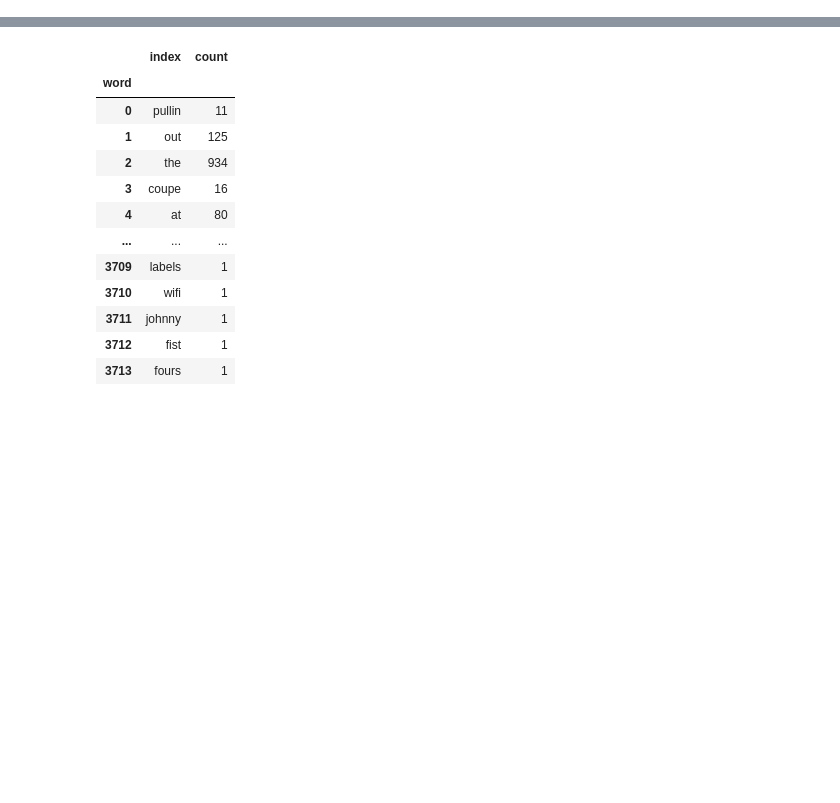
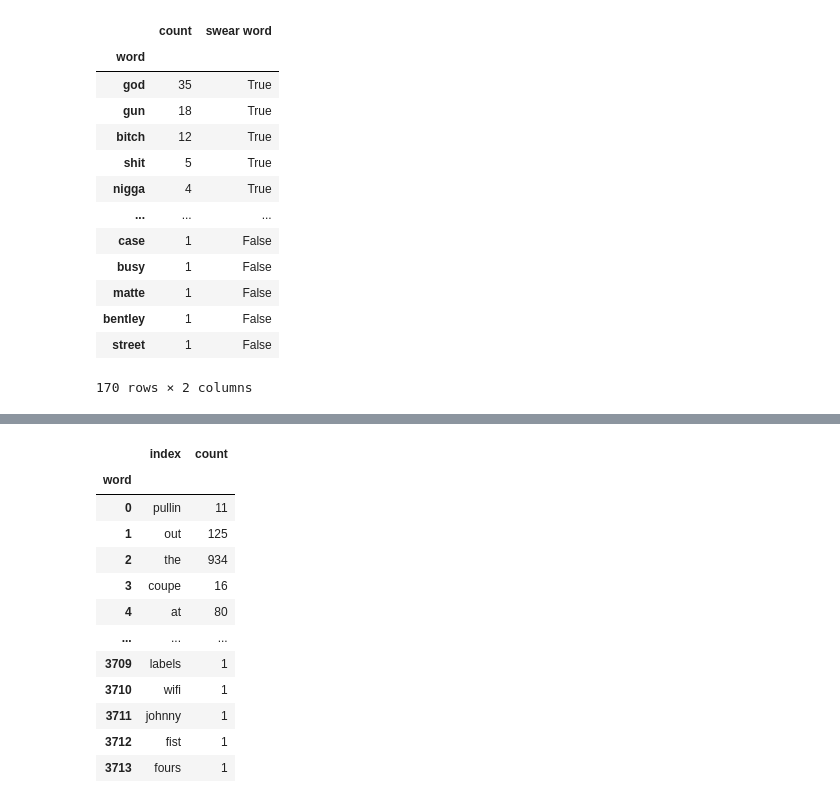
Before and after one commit to frehburg/RapLyricsAnalys, a Jupyter notebook: swearwords.ipynb, the cells around one changed output, grey strips where cells are left out. Cells and saved outputs as stored; diff of their text form; code cells hidden in the pictures; blank space fills up the shorter version.

```diff
--- a/swearwords.ipynb
+++ b/swearwords.ipynb
@@ -84,0 +105,27 @@ all_words_df
+# %%
+# a dictionary of word use per year and artist
+words_dict = create_word_count_dict_grouped(songs_data, True, True)
+# create df
+words_df_dict = {}
+for key in words_dict.keys():
+    words_df_dict[key] = word_count_dict_to_df(words_dict[key])
+    words_df_dict[key]["swear word"] = words_df_dict[key].index.isin(bad_words_data["jigaboo"])
+    # sort
+    words_df_dict[key] = words_df_dict[key].sort_values(["swear word", "count"], ascending=[False, False])
+# %%
+words_df_dict[("21 Savage", 2018)]
+# %% [output]
+|  | count | swear word |
+| word |  |  |
+| god | 35 | True |
+| gun | 18 | True |
+| bitch | 12 | True |
+| shit | 5 | True |
+| nigga | 4 | True |
+| ... | ... | ... |
+| case | 1 | False |
+| busy | 1 | False |
+| matte | 1 | False |
+| bentley | 1 | False |
+| street | 1 | False |
+170 rows × 2 columns
```
Also changed, not shown: parts of 16 cells of this notebook.
